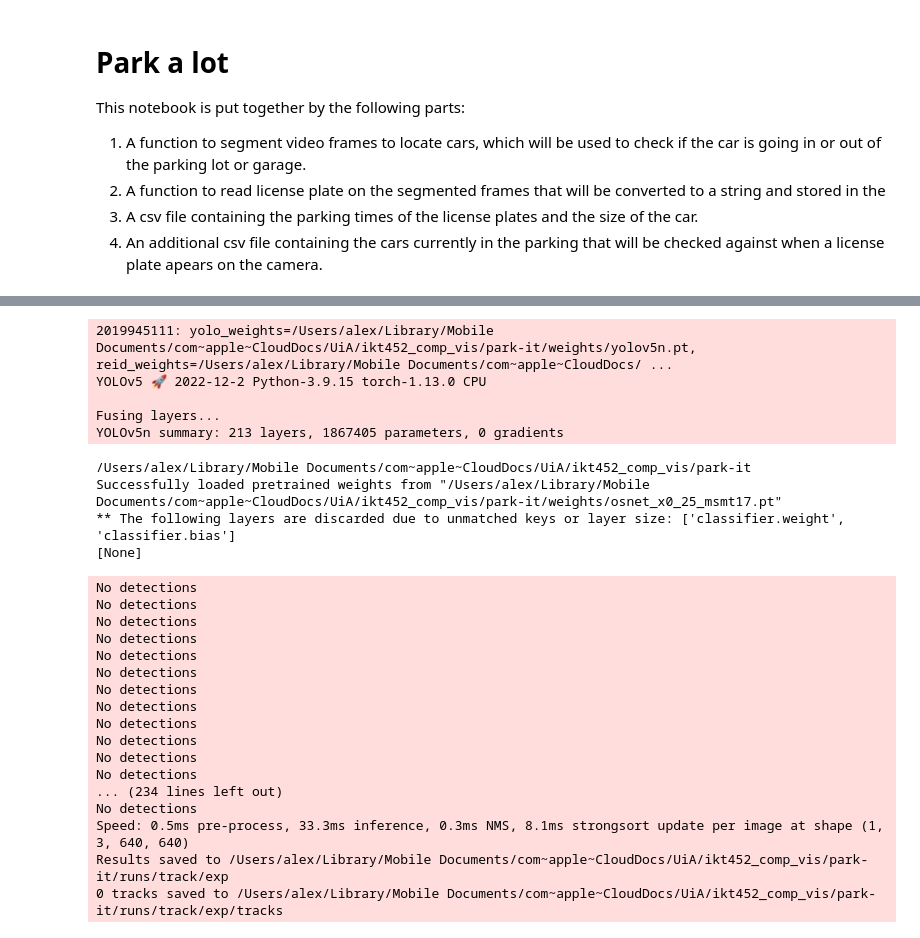
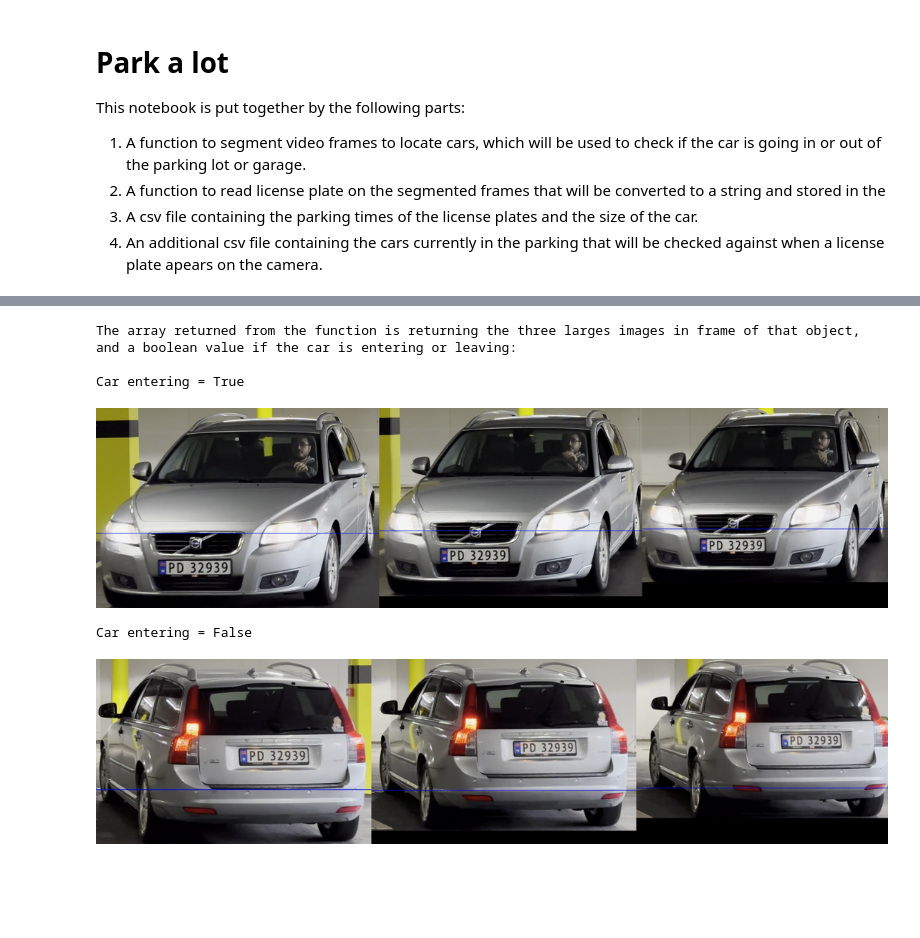
Before and after one commit to voljumet/park-it, a Jupyter notebook: project.ipynb, the cells around one changed output, grey strips where cells are left out. Saved outputs shown, nothing was run; the diff lists cells and outputs as text; code cells hidden in the pictures; blank space fills up the shorter version.

```diff
--- a/project.ipynb
+++ b/project.ipynb
@@ -398,32 +397,47 @@ def track_cars(video_path, threshold_1,threshold_2, smallest_boundingbox_w, smal
     return width, height
 
 # enter threshold values here`
-frame_width, frame_height = track_cars(video_path='IMG_0346.mp4', threshold_1=0.98, threshold_2=0.75, smallest_boundingbox_w=150, smallest_boundingbox_h=150)
+# frame_width, frame_height = track_cars(video_path='IMG_0346.mp4', threshold_1=0.98, threshold_2=0.75, smallest_boundingbox_w=150, smallest_boundingbox_h=150)
+# print("frame_width:",frame_width)
+# print("frame_height:",frame_height)
-# %% [output]
-2019945111: yolo_weights=/Users/alex/Library/Mobile Documents/com~apple~CloudDocs/UiA/ikt452_comp_vis/park-it/weights/yolov5n.pt, reid_weights=/Users/alex/Library/Mobile Documents/com~apple~CloudDocs/ ...
-YOLOv5 🚀 2022-12-2 Python-3.9.15 torch-1.13.0 CPU
-
-Fusing layers...
-YOLOv5n summary: 213 layers, 1867405 parameters, 0 gradients
-/Users/alex/Library/Mobile Documents/com~apple~CloudDocs/UiA/ikt452_comp_vis/park-it
-Successfully loaded pretrained weights from "/Users/alex/Library/Mobile Documents/com~apple~CloudDocs/UiA/ikt452_comp_vis/park-it/weights/osnet_x0_25_msmt17.pt"
-** The following layers are discarded due to unmatched keys or layer size: ['classifier.weight', 'classifier.bias']
-[None]
-No detections
-No detections
-No detections
-No detections
-No detections
-No detections
-No detections
-No detections
-No detections
-No detections
-No detections
-No detections
-... (234 lines left out)
-No detections
-Speed: 0.5ms pre-process, 33.3ms inference, 0.3ms NMS, 8.1ms strongsort update per image at shape (1, 3, 640, 640)
-Results saved to /Users/alex/Library/Mobile Documents/com~apple~CloudDocs/UiA/ikt452_comp_vis/park-it/runs/track/exp
-0 tracks saved to /Users/alex/Library/Mobile Documents/com~apple~CloudDocs/UiA/ikt452_comp_vis/park-it/runs/track/exp/tracks
+# %%
+from fetching.fetch_car_functions import *
+array_of_cars_found = fetch_cars(number_of_cars_in_file=3, file_pth="exp3", frame_width=3840, delete_cars=False)
+
+# show the cars found
+print("The array returned from the function is returning the three larges images in frame of that object, \nand a boolean value if the car is entering or leaving:\n")
+for each in array_of_cars_found:
+    if each[0] == True:
+        print("Car entering = True")
+    else:
+        print("Car entering = False")
+    # use cv2 to show the images in the array "each[1]" using the library PIL
+
+    # convert the image to a numpy array
+
+    img1 = np.array(each[1][0])
+    img2 = np.array(each[1][1])
+    img3 = np.array(each[1][2])
+
+    # create a large image containing all the images, use the library PIL
+
+    # create a new image with the size of the images
+    new_im = Image.new('RGB', (img1.shape[1] + img2.shape[1] + img3.shape[1], img1.shape[0]))
+
+    # paste the images into the new image
+    new_im.paste(Image.fromarray(cv2.cvtColor(np.array(each[1][0]), cv2.COLOR_BGR2RGB)), (0,0))
+    new_im.paste(Image.fromarray(cv2.cvtColor(np.array(each[1][1]), cv2.COLOR_BGR2RGB)), (img1.shape[1],0))
+    new_im.paste(Image.fromarray(cv2.cvtColor(np.array(each[1][2]), cv2.COLOR_BGR2RGB)), (img1.shape[1] + img2.shape[1],0))
+
+    # make the new_im half the size
+    new_im = new_im.resize((int(new_im.size[0]/4), int(new_im.size[1]/4)))
+    display(new_im)
+# %% [output]
+The array returned from the function is returning the three larges images in frame of that object,
+and a boolean value if the car is entering or leaving:
+
+Car entering = True
+[figure, added]
+Car entering = False
+[figure, added]
 # %%
```
Also changed, not shown: parts of 4 cells of this notebook, 53 other files.
